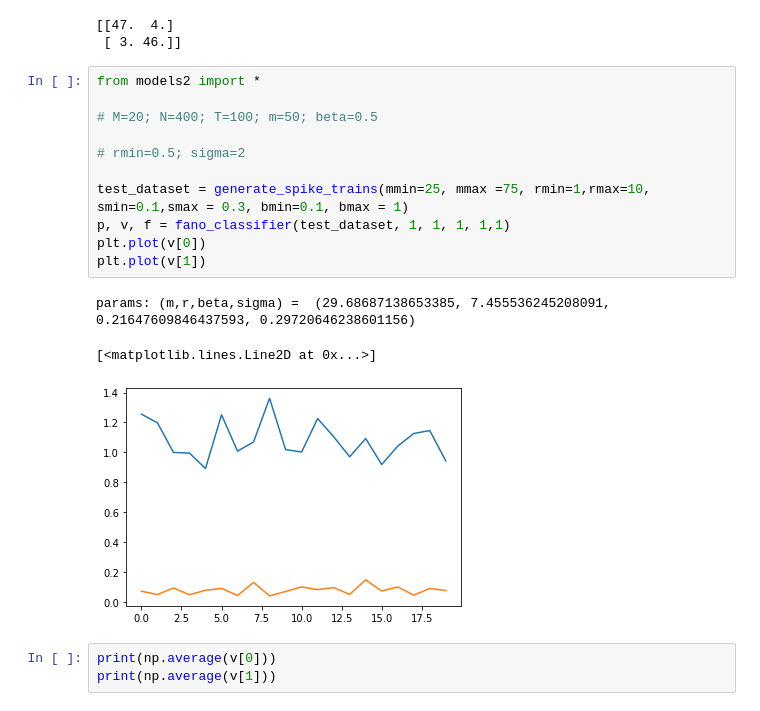
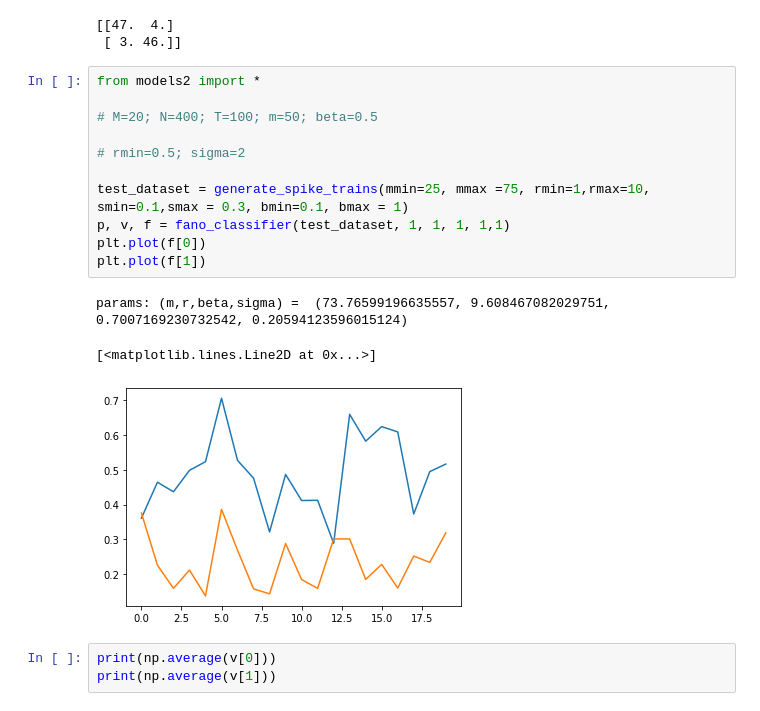
Before and after one commit to derek1909/GG3G3, a Jupyter notebook: GG3_project.ipynb, the cells around one changed output. Saved outputs shown, nothing was run; the diff lists cells and outputs as text.

```diff
--- a/GG3_project.ipynb
+++ b/GG3_project.ipynb
@@ -1005,18 +1005,18 @@ print(confusion_matrix)
 # %%
 from models2 import *
 
 # M=20; N=400; T=100; m=50; beta=0.5
 
 # rmin=0.5; sigma=2
 
 test_dataset = generate_spike_trains(mmin=25, mmax =75, rmin=1,rmax=10, smin=0.1,smax = 0.3, bmin=0.1, bmax = 1)
 p, v, f = fano_classifier(test_dataset, 1, 1, 1, 1,1)
-plt.plot(v[0])
-plt.plot(v[1])
+plt.plot(f[0])
+plt.plot(f[1])
 # %% [output]
-params: (m,r,beta,sigma) =  (29.68687138653385, 7.455536245208091, 0.21647609846437593, 0.29720646238601156)
+params: (m,r,beta,sigma) =  (73.76599196635557, 9.608467082029751, 0.7007169230732542, 0.20594123596015124)
 [<matplotlib.lines.Line2D at 0x...>]
-[figure, old version]
+[figure, new version]
 # %%
 print(np.average(v[0]))
 print(np.average(v[1]))
```
Also changed, not shown: parts of 2 cells of this notebook.
